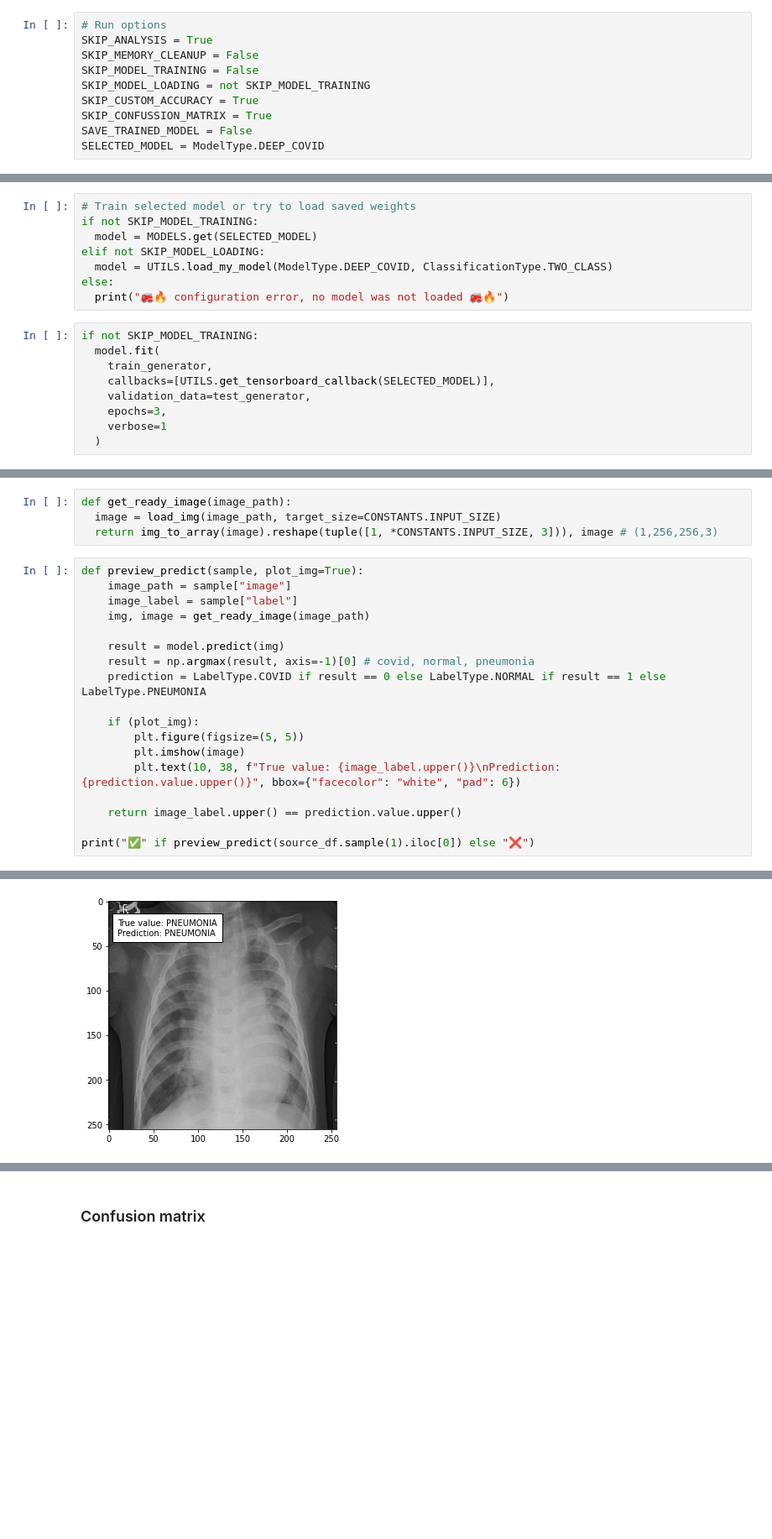
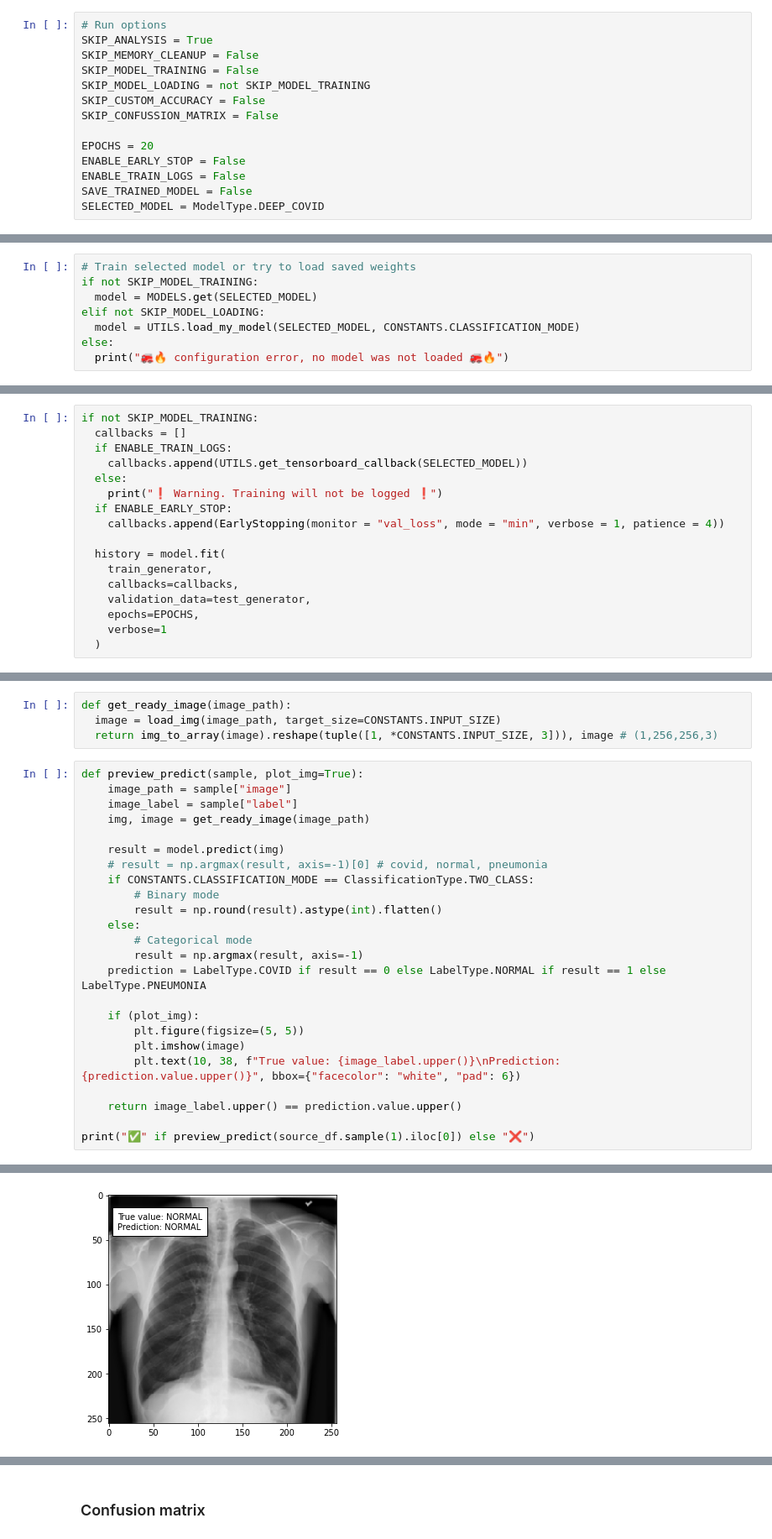
Before and after one commit to armandasalmd/deep-covid, a Jupyter notebook: deepCovidIndex.ipynb, the cells around one changed output, grey strips where cells are left out. Shown: that part at 84% size. Cells and saved outputs as stored; diff of their text form; blank space fills up the shorter version.

Commit message:
Early stoping, sensitivity, speificity metrics added, transfer learning models added (EfficientNet, MobileNet), confusion matrix improved and more

```diff
--- a/deepCovidIndex.ipynb
+++ b/deepCovidIndex.ipynb
@@ -41,8 +44,12 @@ SKIP_ANALYSIS = True
 SKIP_MEMORY_CLEANUP = False
 SKIP_MODEL_TRAINING = False
 SKIP_MODEL_LOADING = not SKIP_MODEL_TRAINING
-SKIP_CUSTOM_ACCURACY = True
-SKIP_CONFUSSION_MATRIX = True
+SKIP_CUSTOM_ACCURACY = False
+SKIP_CONFUSSION_MATRIX = False
+
+EPOCHS = 20
+ENABLE_EARLY_STOP = False
+ENABLE_TRAIN_LOGS = False
 SAVE_TRAINED_MODEL = False
 SELECTED_MODEL = ModelType.DEEP_COVID
 # %% [markdown]
@@ -291,15 +308,6 @@ if not SKIP_MEMORY_CLEANUP:
 if not SKIP_MODEL_TRAINING:
   model = MODELS.get(SELECTED_MODEL)
 elif not SKIP_MODEL_LOADING:
-  model = UTILS.load_my_model(ModelType.DEEP_COVID, ClassificationType.TWO_CLASS)
+  model = UTILS.load_my_model(SELECTED_MODEL, CONSTANTS.CLASSIFICATION_MODE)
 else:
   print("🚒🔥 configuration error, no model was not loaded 🚒🔥")
-# %%
-if not SKIP_MODEL_TRAINING:
-  model.fit(
-    train_generator,
-    callbacks=[UTILS.get_tensorboard_callback(SELECTED_MODEL)],
-    validation_data=test_generator,
-    epochs=3,
-    verbose=1
-  )
@@ -312,0 +314,17 @@ Epoch 3/3
+# %%
+if not SKIP_MODEL_TRAINING:
+  callbacks = []
+  if ENABLE_TRAIN_LOGS:
+    callbacks.append(UTILS.get_tensorboard_callback(SELECTED_MODEL))
+  else:
+    print("❗ Warning. Training will not be logged ❗")
+  if ENABLE_EARLY_STOP:
+    callbacks.append(EarlyStopping(monitor = "val_loss", mode = "min", verbose = 1, patience = 4))
+
+  history = model.fit(
+    train_generator,
+    callbacks=callbacks,
+    validation_data=test_generator,
+    epochs=EPOCHS,
+    verbose=1
+  )
@@ -329,22 +364,28 @@ def get_ready_image(image_path):
 # %%
 def preview_predict(sample, plot_img=True):
     image_path = sample["image"]
     image_label = sample["label"]
     img, image = get_ready_image(image_path)
 
     result = model.predict(img)
-    result = np.argmax(result, axis=-1)[0] # covid, normal, pneumonia
+    # result = np.argmax(result, axis=-1)[0] # covid, normal, pneumonia
+    if CONSTANTS.CLASSIFICATION_MODE == ClassificationType.TWO_CLASS:
+        # Binary mode
+        result = np.round(result).astype(int).flatten()
+    else:
+        # Categorical mode
+        result = np.argmax(result, axis=-1)
     prediction = LabelType.COVID if result == 0 else LabelType.NORMAL if result == 1 else LabelType.PNEUMONIA
 
     if (plot_img):
         plt.figure(figsize=(5, 5))
         plt.imshow(image)
         plt.text(10, 38, f"True value: {image_label.upper()}\nPrediction: {prediction.value.upper()}", bbox={"facecolor": "white", "pad": 6})
 
     return image_label.upper() == prediction.value.upper()
 
 print("✅" if preview_predict(source_df.sample(1).iloc[0]) else "❌")
 # %% [output]
 ✅
-[figure, old version]
+[figure, new version]
 # %%
```
Also changed, not shown: parts of 12 cells of this notebook, 4 other files.
